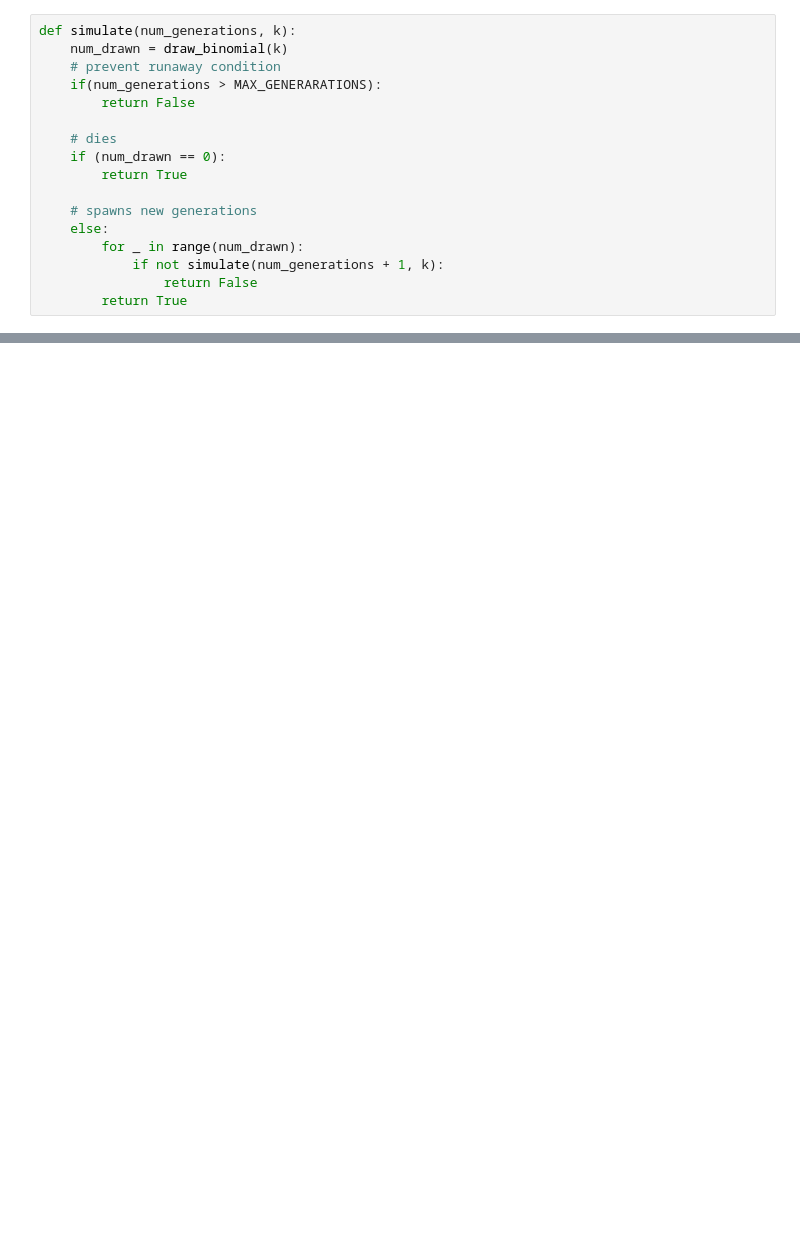
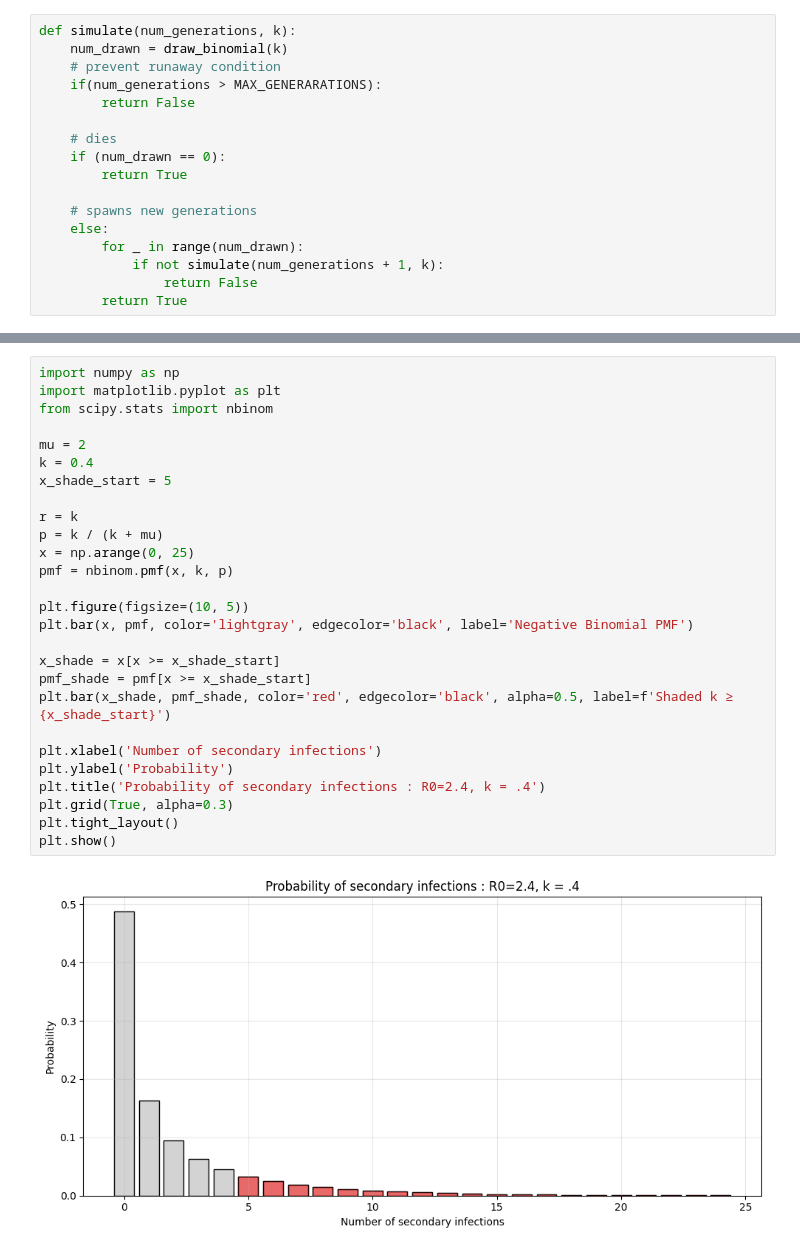
Before and after one commit to doublergreer/viral-superspreading-model, a Jupyter notebook: superspreading_dynamics.ipynb, the cells around one changed output, grey strips where cells are left out. Saved outputs shown, nothing was run; the diff lists cells and outputs as text; blank space fills up the shorter version.

```diff
--- a/superspreading_dynamics.ipynb
+++ b/superspreading_dynamics.ipynb
@@ -134,0 +138,29 @@ for k in ks:
+# %%
+import numpy as np
+import matplotlib.pyplot as plt
+from scipy.stats import nbinom
+
+mu = 2
+k = 0.4
+x_shade_start = 5
+
+r = k
+p = k / (k + mu)
+x = np.arange(0, 25)
+pmf = nbinom.pmf(x, k, p)
+
+plt.figure(figsize=(10, 5))
+plt.bar(x, pmf, color='lightgray', edgecolor='black', label='Negative Binomial PMF')
+
+x_shade = x[x >= x_shade_start]
+pmf_shade = pmf[x >= x_shade_start]
+plt.bar(x_shade, pmf_shade, color='red', edgecolor='black', alpha=0.5, label=f'Shaded k ≥ {x_shade_start}')
+
+plt.xlabel('Number of secondary infections')
+plt.ylabel('Probability')
+plt.title('Probability of secondary infections : R0=2.4, k = .4')
+plt.grid(True, alpha=0.3)
+plt.tight_layout()
+plt.show()
+# %% [output]
+[figure, added]
```
Also changed, not shown: parts of 7 cells of this notebook.
